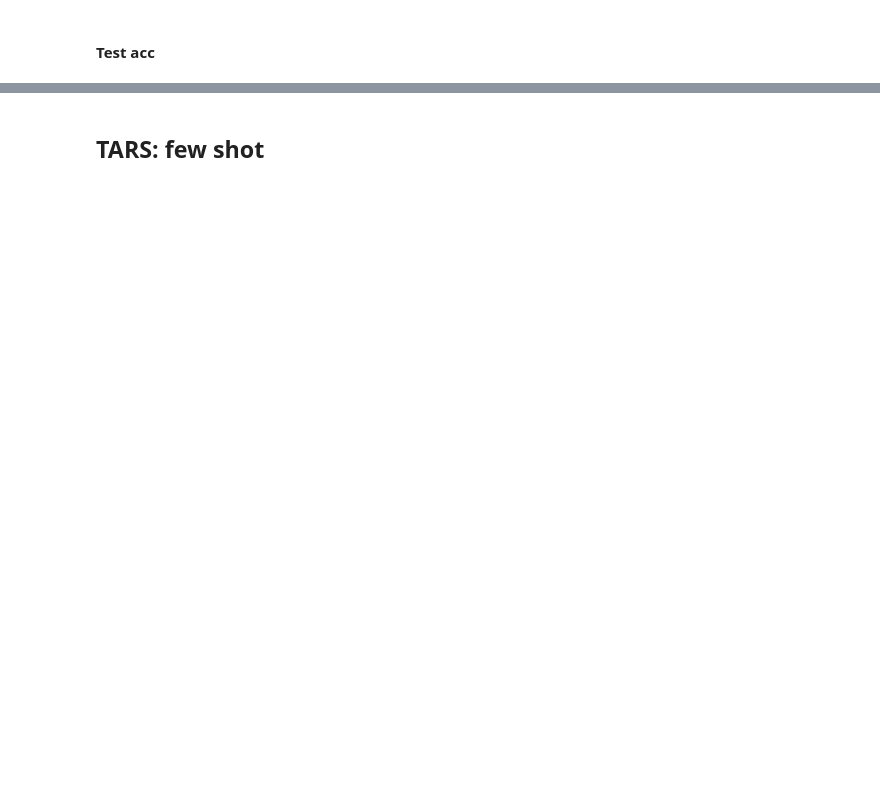
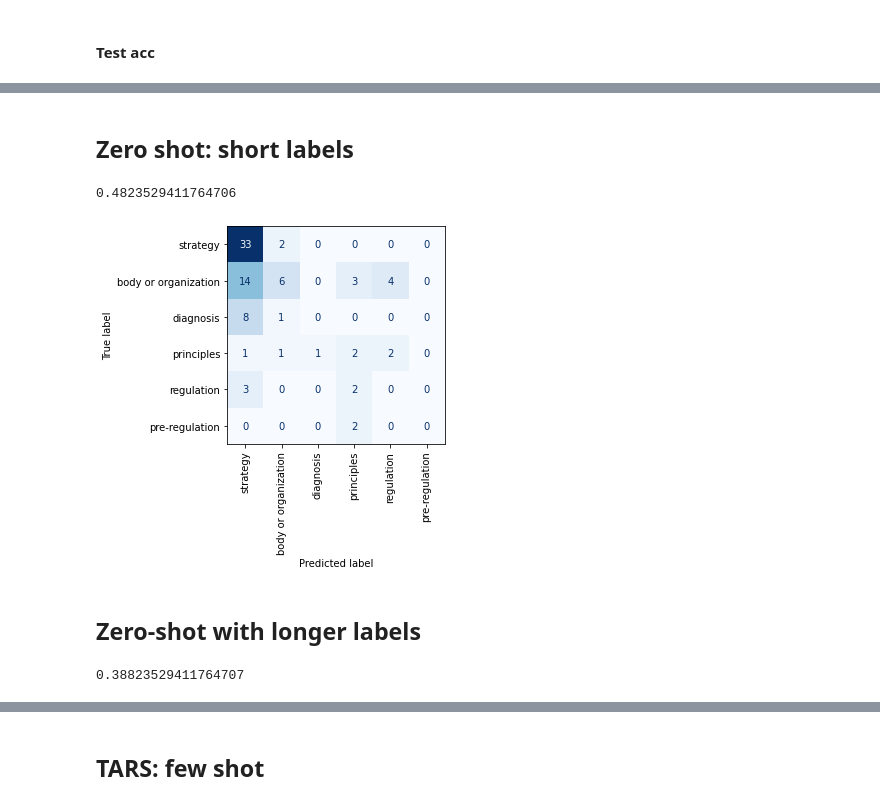
Before and after one commit to Gizzio/TARSPolicyClassification, a Jupyter notebook: notebook.ipynb, the cells around one changed output, grey strips where cells are left out. Saved outputs shown, nothing was run; the diff lists cells and outputs as text; code cells hidden in the pictures; blank space fills up the shorter version.

```diff
--- a/notebook.ipynb
+++ b/notebook.ipynb
@@ -1,6 +1,6 @@
 # %%
-TRAIN_PATH = '../../data/documents_functions_data/document_function_train.csv'
-TEST_PATH = '../../data/documents_functions_data/document_function_test.csv'
+TRAIN_PATH = 'documents_functions_data/document_function_train.csv'
+TEST_PATH = 'documents_functions_data/document_function_test.csv'
 # %%
 import pandas as pd
 import plotly.express as px
@@ -71,9 +129,13 @@ accuracy_score(y_test, y_pred)
-# %%
-tars = TARSClassifier.load('tars-base')
-classes = list(df_test.documentFunction.drop_duplicates())
-def predict_zero_shot(titles):
-    prepared = titles.apply(Sentence)
-    prepared.apply()
-s = Sentence(df.title[1])
-tars.predict_zero_shot(s, classes)
-#TODO
+# %%
+tars = TARSClassifier.load('tars-base')
+def predict_zero_shot(titles, classes):
+    prepared = titles.apply(Sentence)
+    for title in prepared:
+        tars.predict_zero_shot(title, classes, multi_label=False)
+    return prepared
+
+def get_predictions(sentences: pd.Series):
+    labels = sentences.apply(lambda s: sorted(s.labels, key=lambda l: l.score, reverse=True)[0].value)
+    scores = sentences.apply(lambda s: sorted(s.labels, key=lambda l: l.score, reverse=True)[0].score)
+
+    return labels, scores
@@ -79,0 +162,25 @@ tars.predict_zero_shot(s, classes)
+# %% [markdown]
+## Zero shot: short labels
+# %%
+titles = predict_zero_shot(X_test, classes)
+pred, scores = get_predictions(titles)
+acc = accuracy_score(y_test, pred)
+# %%
+print(acc)
+# %% [output]
+0.4823529411764706
+# %%
+ConfusionMatrixDisplay(
+    confusion_matrix(y_test, pred, labels=classes), display_labels=classes
+).plot(xticks_rotation="vertical", cmap=plt.cm.Blues, colorbar=False)
+plt.show()
+# %% [output]
+[figure, added]
+# %% [markdown]
+## Zero-shot with longer labels
+# %%
+titles = predict_zero_shot(X_test, y_test_long)
+pred_2, scores_2 = get_predictions(titles)
+accuracy_score(y_test_long, pred_2)
+# %% [output]
+0.38823529411764707
```
Also changed, not shown: parts of 43 cells of this notebook, 2 other files.
